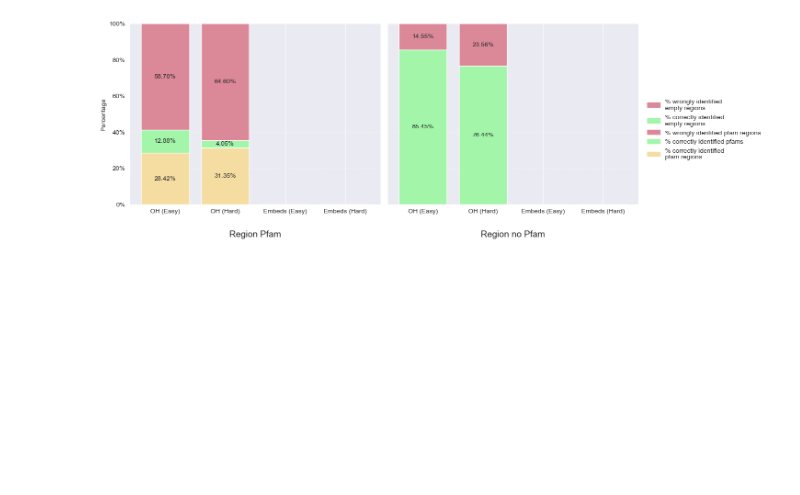
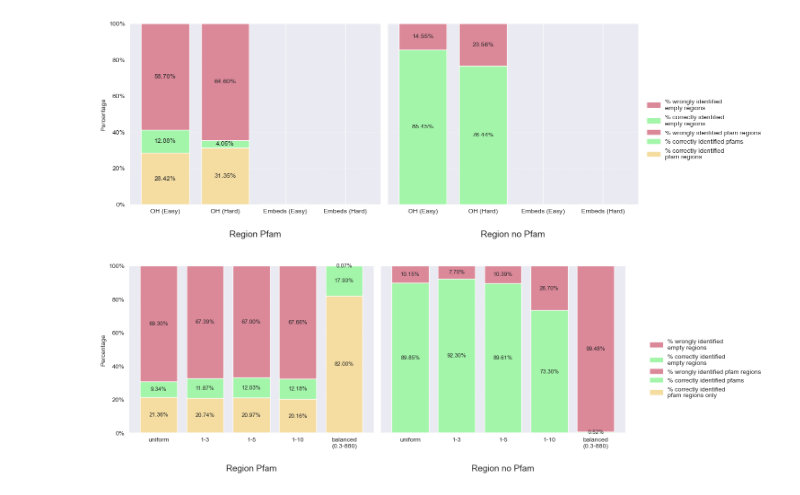
Before and after one commit to BetelgeuseBugFixer/PPI, a Jupyter notebook: stacked_bar_charts.ipynb, the cells around one changed output. Drawn from its saved outputs; the diff is of its cells as text; code cells hidden in the pictures; blank space fills up the shorter version.

Commit message:
added plot

```diff
--- a/stacked_bar_charts.ipynb
+++ b/stacked_bar_charts.ipynb
@@ -93,3 +93,101 @@ plt.savefig('dataset/plots/pfam_stacked_bar_charts.png',
 plt.show()
 # %% [output]
 [figure]
+# %%
+import numpy as np
+import matplotlib.pyplot as plt
+from matplotlib.ticker import PercentFormatter
+from matplotlib.patches import Patch
+
+# 1) Define the data (five weight settings → values per series)
+categories = ['uniform', '1-3', '1-5', '1-10', 'balanced\n(0.3-880)']
+data = {
+    'Region Pfam': {
+        # 'regions only' = total region % minus the pfam sub‐portion
+        '% correctly identified\npfam regions only': [
+            30.70 - 9.34,
+            32.61 - 11.87,
+            33.00 - 12.03,
+            32.34 - 12.18,
+            99.93 - 17.93
+        ],
+        '% correctly identified pfams': [
+            9.34,
+            11.87,
+            12.03,
+            12.18,
+            17.93
+        ],
+        '% wrongly identified pfam regions': [
+            100 - 30.70,
+            100 - 32.61,
+            100 - 33.00,
+            100 - 32.34,
+            100 - 99.93
+        ]
+    },
+    'Region no Pfam': {
+        '% correctly identified\nempty regions': [
+            89.85,
+            92.30,
+            89.61,
+            73.30,
+            0.52
+        ],
+        '% wrongly identified\nempty regions': [
+            100 - 89.85,
+            100 - 92.30,
+            100 - 89.61,
+            100 - 73.30,
+            100 - 0.52
+        ]
+    }
+}
+
+# 2) Define colors
+colors = {
+    '% correctly identified\npfam regions only': '#f5dda2',
+    '% correctly identified pfams':          '#a2f5a9',
+    '% wrongly identified pfam regions':     '#db8899',
+    '% correctly identified\nempty regions': '#a2f5a9',
+    '% wrongly identified\nempty regions':    '#db8899',
+}
+
+# 3) Create subplots
+fig, axes = plt.subplots(1, 2, figsize=(12, 5), sharey=True)
+x = np.arange(len(categories))
+
+for ax, (region, series_dict) in zip(axes, data.items()):
+    bottom = np.zeros(len(categories))
+    for label, vals in series_dict.items():
+        bars = ax.bar(x, vals, bottom=bottom, color=colors[label], label=label)
+        # Annotate each segment
+        for bar, val, bot in zip(bars, vals, bottom):
+            if val > 0:
+                ax.text(
+                    bar.get_x() + bar.get_width()/2,
+                    bot + val/2,
+                    f"{val:.2f}%",
+                    ha='center', va='center', fontsize=9
+                )
+        bottom += np.array(vals)
+    ax.set_ylim(0, 100)
+    ax.set_xticks(x)
+    ax.set_xticklabels(categories, ha='center')
+    ax.set_title(region, y=-0.25, fontsize=14)
+    ax.grid(axis='y', linestyle='--', alpha=0.3)
+
+# 4) Format y‐axis as percentages
+axes[0].set_ylabel('Percentage')
+axes[0].yaxis.set_major_formatter(PercentFormatter(xmax=100))
+
+# 5) Single legend on the right
+legend_handles = [Patch(color=colors[k], label=k) for k in reversed(colors.keys())]
+fig.legend(handles=legend_handles, loc='center right', bbox_to_anchor=(1.25, 0.5), frameon=False)
+
+# 6) Adjust layout & show
+fig.subplots_adjust(right=0.8)
+plt.tight_layout()
+plt.show()
+# %% [output]
+[figure, added]
```
